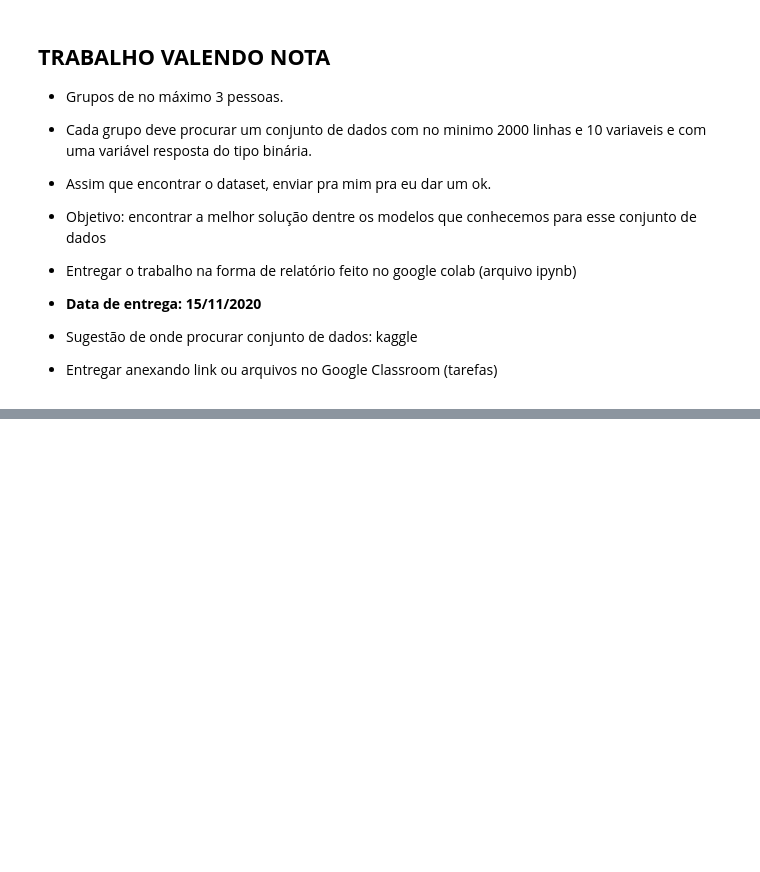
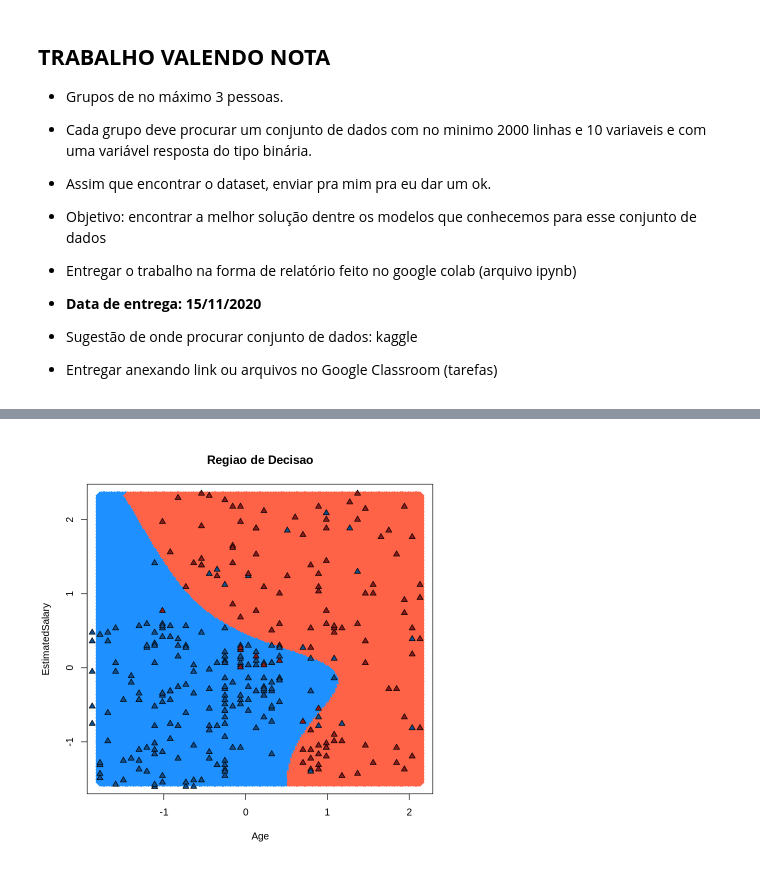
Before and after one commit to ricardorocha86/Topicos-B, a Jupyter notebook: Script_de_Aula.ipynb, the cells around one changed output, grey strips where cells are left out. Cells and saved outputs as stored; diff of their text form; code cells hidden in the pictures; blank space fills up the shorter version.

```diff
--- a/Script_de_Aula.ipynb
+++ b/Script_de_Aula.ipynb
@@ -1251,0 +1354,6 @@ Tuning parameter 'mtry' was held constant at a value of 2
+# %%
+plot(teste0[, -3], main = 'Regiao de Decisao')
+points(grid, pch = 18, col = ifelse(y_grid == 1, 'tomato', 'dodgerblue1'), cex= 2 )
+points(treino0, pch = 24, bg = ifelse(treino0[, 3] == 1, 'firebrick4', 'dodgerblue4' ))
+# %% [output]
+[figure, added]
```
Also changed, not shown: parts of 13 cells of this notebook.
